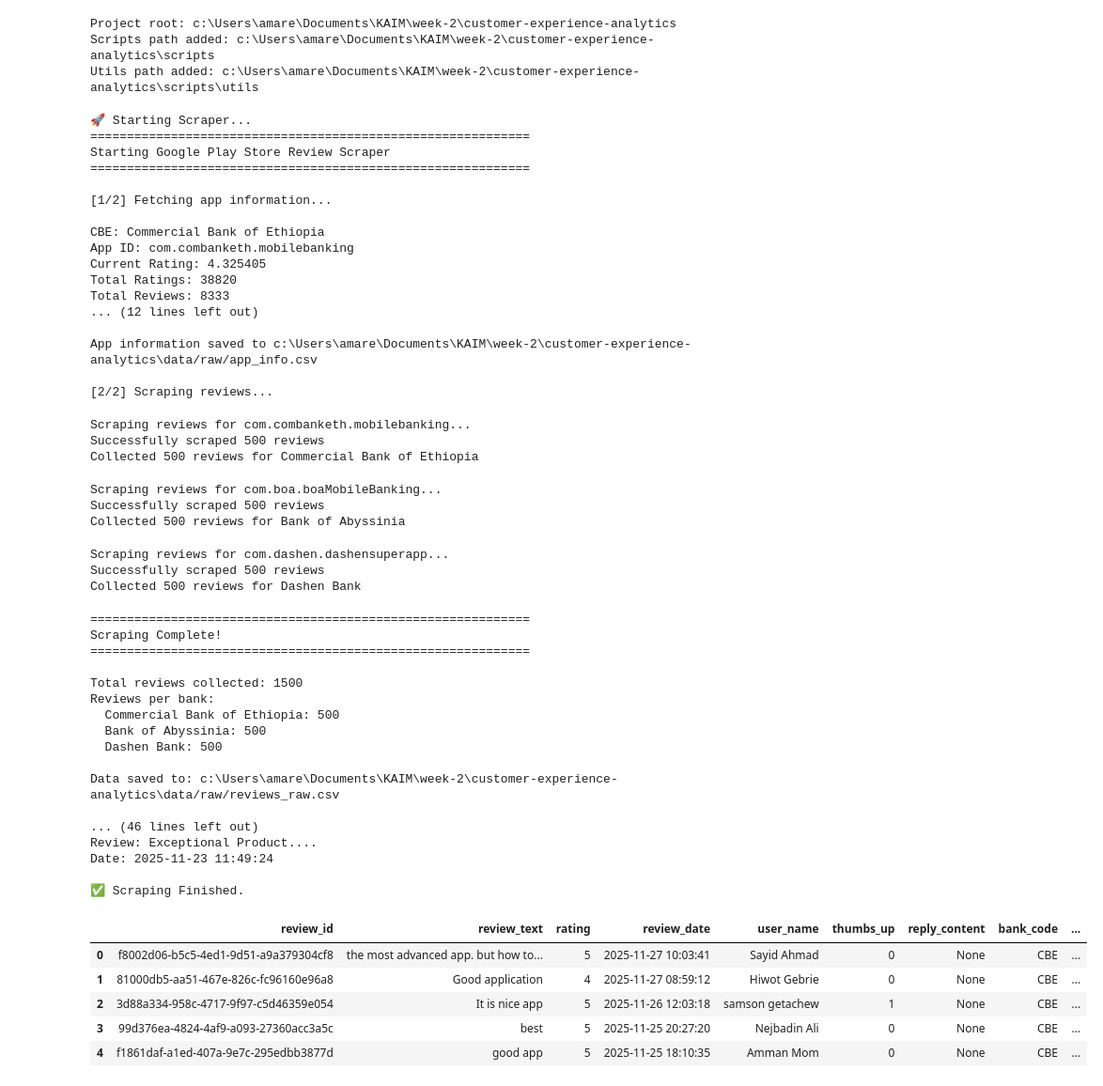
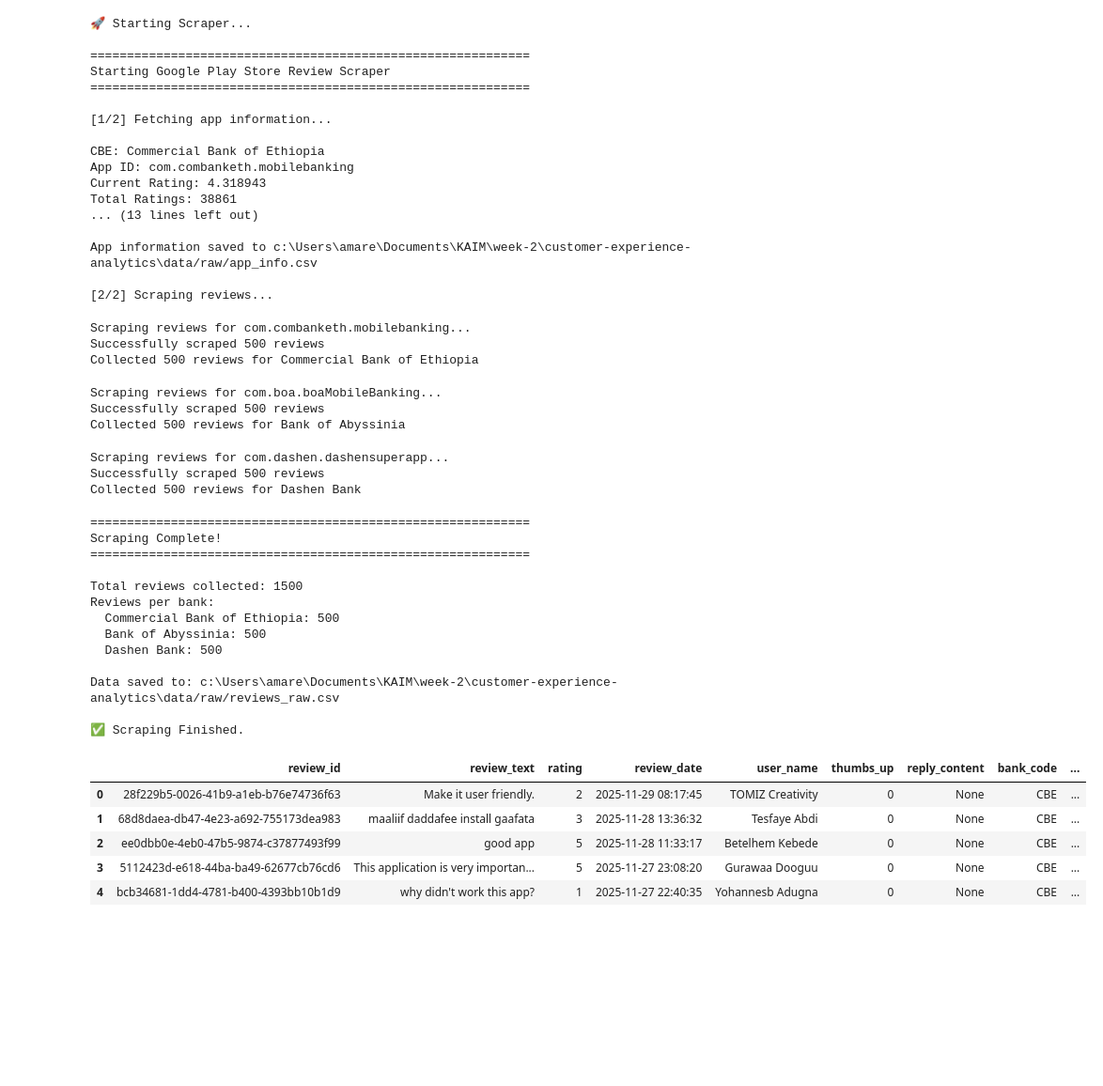
Before and after one commit to AdeyAmare/customer-experience-analytics, a Jupyter notebook: notebooks/preprocessing_eda.ipynb, the cells around one changed output. Shown at 94% size. Cells and saved outputs as stored; diff of their text form; code cells hidden in the pictures; blank space fills up the shorter version.

```diff
--- a/notebooks/preprocessing_eda.ipynb
+++ b/notebooks/preprocessing_eda.ipynb
@@ -5,44 +5,30 @@ import pandas as pd
 import matplotlib.pyplot as plt
 import seaborn as sns
 
-# --- Set project root and scripts path ---
-# Assuming notebook is in 'notebooks/' and scripts are in '../scripts'
-NOTEBOOK_DIR = os.getcwd()
-PROJECT_ROOT = os.path.dirname(NOTEBOOK_DIR)  # main_folder
-SCRIPTS_PATH = os.path.join(PROJECT_ROOT, 'scripts')
-UTILS_PATH = os.path.join(SCRIPTS_PATH, 'utils')
+# Make sure project root is added so "src" is importable
+project_root = os.path.abspath(os.path.join(os.getcwd(), '..'))
+if project_root not in sys.path:
+    sys.path.append(project_root)
 
-# Add scripts and utils to sys.path
-sys.path.extend([SCRIPTS_PATH, UTILS_PATH])
-
-print(f"Project root: {PROJECT_ROOT}")
-print(f"Scripts path added: {SCRIPTS_PATH}")
-print(f"Utils path added: {UTILS_PATH}")
-
-# --- Import modules ---
-try:
-    from data_scraper import main as run_scraper
-except ImportError as e:
-    raise ImportError(f"Failed to import data_scraper: {e}")
-
-try:
-    from data_preprocessing import ReviewPreprocessor
-except ImportError:
-    print("Warning: data_preprocessing module not found.")
+# Now import from the src package
+from src.data_scraper import PlayStoreScraper
+from src.data_preprocessing import ReviewPreprocessor
-# %% [output]
-Project root: c:\Users\amare\Documents\KAIM\week-2\customer-experience-analytics
-Scripts path added: c:\Users\amare\Documents\KAIM\week-2\customer-experience-analytics\scripts
-Utils path added: c:\Users\amare\Documents\KAIM\week-2\customer-experience-analytics\scripts\utils
 # %%
-print("🚀 Starting Scraper...")
+print("🚀 Starting Scraper...\n")
 
-# Run the main scraper function
-raw_df = run_scraper()
+# Initialize scraper
+scraper = PlayStoreScraper()
 
-print("\n✅ Scraping Finished.")
+# Run the scraper (correct method)
+raw_df = scraper.scrape_all_banks()
+
+print("\n✅ Scraping Finished.\n")
+
+# Display results
 display(raw_df.head())
 # %% [output]
 🚀 Starting Scraper...
+
 ============================================================
 Starting Google Play Store Review Scraper
 ============================================================
@@ -51,44 +37,39 @@ Starting Google Play Store Review Scraper
 
 CBE: Commercial Bank of Ethiopia
 App ID: com.combanketh.mobilebanking
-Current Rating: 4.325405
-Total Ratings: 38820
-Total Reviews: 8333
-... (12 lines left out)
+Current Rating: 4.318943
+Total Ratings: 38861
+... (13 lines left out)
 
 App information saved to c:\Users\amare\Documents\KAIM\week-2\customer-experience-analytics\data/raw/app_info.csv
 
 [2/2] Scraping reviews...
 Scraping reviews for com.combanketh.mobilebanking...
 Successfully scraped 500 reviews
 Collected 500 reviews for Commercial Bank of Ethiopia
 Scraping reviews for com.boa.boaMobileBanking...
 Successfully scraped 500 reviews
 Collected 500 reviews for Bank of Abyssinia
 Scraping reviews for com.dashen.dashensuperapp...
 Successfully scraped 500 reviews
 Collected 500 reviews for Dashen Bank
 ============================================================
 Scraping Complete!
 ============================================================
 
 Total reviews collected: 1500
 Reviews per bank:
   Commercial Bank of Ethiopia: 500
   Bank of Abyssinia: 500
   Dashen Bank: 500
 
 Data saved to: c:\Users\amare\Documents\KAIM\week-2\customer-experience-analytics\data/raw/reviews_raw.csv
 
-... (46 lines left out)
-Review: Exceptional Product....
-Date: 2025-11-23 11:49:24
-
 ✅ Scraping Finished.
 |  | review_id | review_text | rating | review_date | user_name | thumbs_up | reply_content | bank_code | ... |
-| 0 | f8002d06-b5c5-4ed1-9d51-a9a379304cf8 | the most advanced app. but how to... | 5 | 2025-11-27 10:03:41 | Sayid Ahmad | 0 | None | CBE | ... |
-| 1 | 81000db5-aa51-467e-826c-fc96160e96a8 | Good application | 4 | 2025-11-27 08:59:12 | Hiwot Gebrie | 0 | None | CBE | ... |
-| 2 | 3d88a334-958c-4717-9f97-c5d46359e054 | It is nice app | 5 | 2025-11-26 12:03:18 | samson getachew | 1 | None | CBE | ... |
-| 3 | 99d376ea-4824-4af9-a093-27360acc3a5c | best | 5 | 2025-11-25 20:27:20 | Nejbadin Ali | 0 | None | CBE | ... |
-| 4 | f1861daf-a1ed-407a-9e7c-295edbb3877d | good app | 5 | 2025-11-25 18:10:35 | Amman Mom | 0 | None | CBE | ... |
+| 0 | 28f229b5-0026-41b9-a1eb-b76e74736f63 | Make it user friendly. | 2 | 2025-11-29 08:17:45 | TOMIZ Creativity | 0 | None | CBE | ... |
+| 1 | 68d8daea-db47-4e23-a692-755173dea983 | maaliif daddafee install gaafata | 3 | 2025-11-28 13:36:32 | Tesfaye Abdi | 0 | None | CBE | ... |
+| 2 | ee0dbb0e-4eb0-47b5-9874-c37877493f99 | good app | 5 | 2025-11-28 11:33:17 | Betelhem Kebede | 0 | None | CBE | ... |
+| 3 | 5112423d-e618-44ba-ba49-62677cb76cd6 | This application is very importan... | 5 | 2025-11-27 23:08:20 | Gurawaa Dooguu | 0 | None | CBE | ... |
+| 4 | bcb34681-1dd4-4781-b400-4393bb10b1d9 | why didn't work this app? | 1 | 2025-11-27 22:40:35 | Yohannesb Adugna | 0 | None | CBE | ... |
 # %%
```
Also changed, not shown: parts of 3 cells of this notebook, 5 other files.
